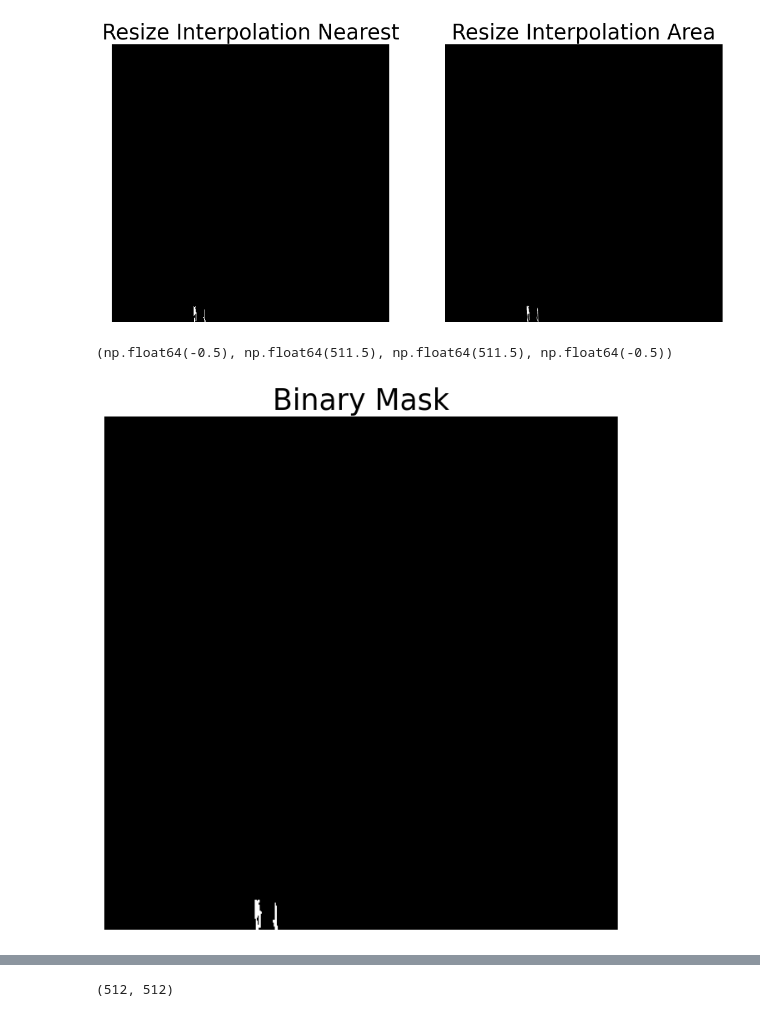
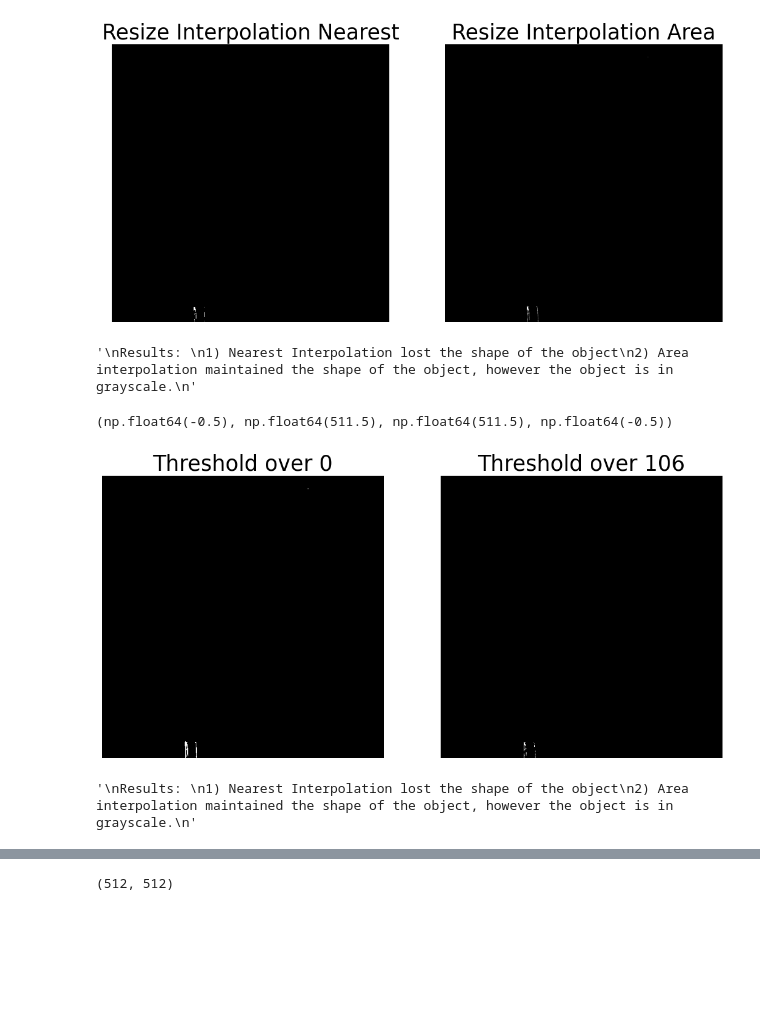
Before and after one commit to rpgouveia/pucpr_pibiti_semantic_segmentation, a Jupyter notebook: study_color_conversion_v2/walker_resize.ipynb, the cells around one changed output, grey strips where cells are left out. Drawn from its saved outputs; the diff is of its cells as text; code cells hidden in the pictures; blank space fills up the shorter version.

Commit message:
fix: change filter in walker_resize, update cane_resize

```diff
--- a/study_color_conversion_v2/walker_resize.ipynb
+++ b/study_color_conversion_v2/walker_resize.ipynb
@@ -81,28 +89,3 @@ plt.axis('off')
 (1080, 1920)
 (np.float64(-0.5), np.float64(1919.5), np.float64(1079.5), np.float64(-0.5))
 [figure]
-# %%
-# Third Step - Remove Noise
-# 3.1 - Find Contours
-contours, hierarchy = cv.findContours(mask, cv.RETR_EXTERNAL, cv.CHAIN_APPROX_SIMPLE)
-
-# Create empty mask
-filtered_mask = np.zeros_like(mask)
-
-# Define minimum area
-min_area = 10 # manual fine tuning
-
-# 3.2 - Filter
-for contour in contours:
-    area = cv.contourArea(contour)
-    if area >= min_area:
-        cv.drawContours(filtered_mask, [contour], -1, (255), -1)
-
-# 3.3 - Reassign mask with the filtered mask
-mask = filtered_mask
-
-# 3.4 - Visualize updated mask
-plt.figure(figsize=[8,8])
-plt.imshow(mask, cmap='gray')
-plt.title("Binary Mask",fontdict={'fontsize': 25})
-plt.axis('off')
@@ -150,17 +130,52 @@ cv.imshow("Inspect Image", mask2)   # Mask 2 (512x512 - Area): Values between 0
 
 cv.waitKey(0)
 cv.destroyAllWindows()
+
+"""
+Results:
+1) Nearest Interpolation lost the shape of the object
+2) Area interpolation maintained the shape of the object, however the object is in grayscale.
+"""
+# %% [output]
+'\nResults: \n1) Nearest Interpolation lost the shape of the object\n2) Area interpolation maintained the shape of the object, however the object is in grayscale.\n'
 # %%
 # 2.3 - Binarize mask
-mask = np.where(mask2 > 0, 255, 0).astype(np.uint8)
+mask2a = np.where(mask2 > 0, 255, 0).astype(np.uint8) # chosen
+mask2b = np.where(mask2 > 106, 255, 0).astype(np.uint8)
 
 # 2.4 - Visualize binary mask
-plt.figure(figsize=[8,8])
-plt.imshow(mask, cmap='gray')
-plt.title("Binary Mask",fontdict={'fontsize': 25})
+# Setup Plot
+plt.figure(figsize=[13,13])
+# Plotting original image
+plt.subplot(121)
+plt.imshow(mask2a, cmap='gray')
+plt.title("Threshold over 0",fontdict={'fontsize': 25})
 plt.axis('off')
+# Plotting binary mask
+plt.subplot(122)
+plt.imshow(mask2b, cmap='gray')
+plt.title("Threshold over 106",fontdict={'fontsize': 25})
+plt.axis('off')
 # %% [output]
 (np.float64(-0.5), np.float64(511.5), np.float64(511.5), np.float64(-0.5))
-[figure, old version]
+[figure, new version]
+# %%
+# cv.imshow("Inspect Image", bgr_img)
+# cv.imshow("Inspect Image", hsv_img)
+# cv.imshow("Inspect Image", mask)
+
+# cv.imshow("Inspect Image", mask2a) # Mask 2 with TH > 0
+cv.imshow("Inspect Image", mask2b)   # Mask 2 with TH > 106
+
+cv.waitKey(0)
+cv.destroyAllWindows()
+
+"""
+Results:
+mask2a - This is the acceptable binarization, the complex object becomes less detailed and more bulky
+mask2b - This is the adjusted binarization, the complex object becomes more detailed and less bulky
+"""
+# %% [output]
+'\nResults: \n1) Nearest Interpolation lost the shape of the object\n2) Area interpolation maintained the shape of the object, however the object is in grayscale.\n'
 # %%
 # Morphologic Operation
```
Also changed, not shown: parts of 17 cells of this notebook, 2 other files.
